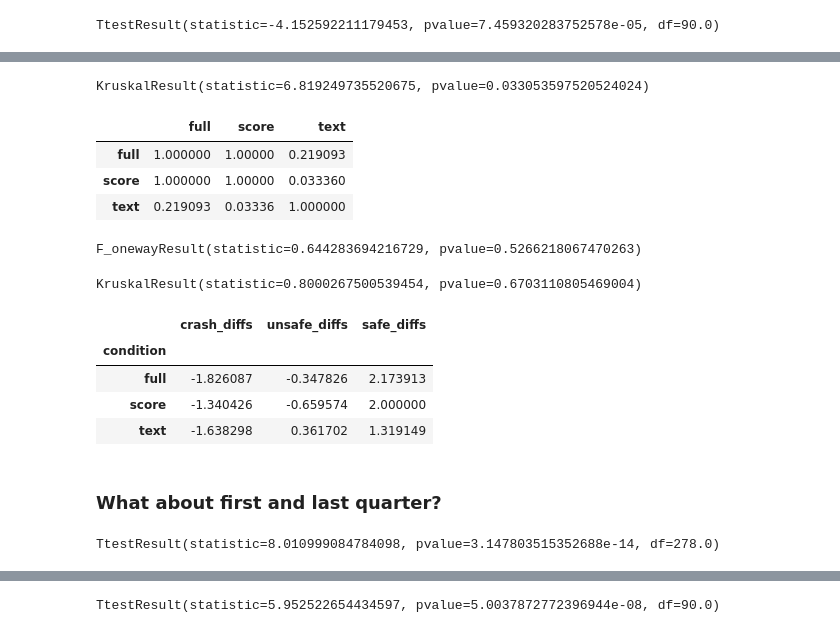
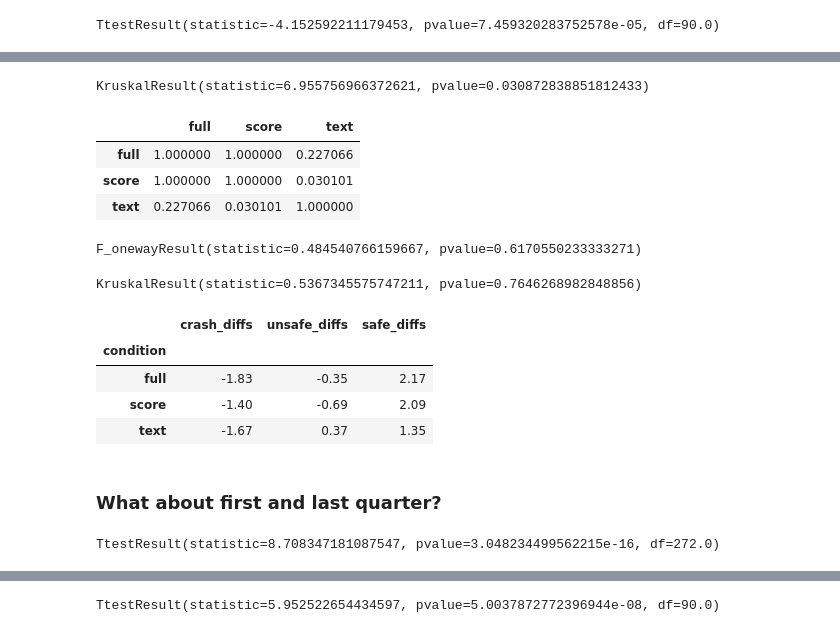
Before and after one commit to cairo-robotics/llm-multimodal-drone-feedback, a Jupyter notebook: analysis/analysis_brainstorm.ipynb, the cells around one changed output, grey strips where cells are left out. Saved outputs shown, nothing was run; the diff lists cells and outputs as text; code cells hidden in the pictures.

```diff
--- a/analysis/analysis_brainstorm.ipynb
+++ b/analysis/analysis_brainstorm.ipynb
@@ -842,19 +861,40 @@ n_trials = 20
 
 conditions = list(ids.keys())
 
+# for each condition
 for a in range(len(axs)):
+    overall_scores = []
+
+    # for each participant in that condition
     for i in range(len(ids[conditions[a]])):
         part = ids[conditions[a]].iloc[i]
         data = pd.read_csv(data_dir + part + '/survey_responses.csv')
+
+        # score for that participant
+        data['outcome_sore'] = 0
+        data.loc[data['outcome'] == 'Unsafe', 'outcome_score'] = 3
+        data.loc[data['outcome'] == 'Crash', 'outcome_score'] = 5
+
+        total_score = data['outcome_score'].sum()
+        overall_scores.append((i, part, total_score))
+
+    # sort participants for this condition
+    sorted_participants = sorted(overall_scores, key=lambda x: x[2], reverse=True)
+
+    # plot all participants in sorted order
+    for sorted_index, (_, part, _) in enumerate(sorted_participants):
+        data = pd.read_csv(data_dir + part + '/survey_responses.csv')
+
+        # plot all trials for that participant
         for trial in range(n_trials):
             try:
                 outcome = data[data['trial'] == trial+1]['outcome'].values[0]
                 if outcome == 'Safe':
-                    axs[a].plot(trial, i, 'go')
+                    axs[a].plot(trial, sorted_index, 'go')
                 elif outcome == 'Unsafe':
-                    axs[a].plot(trial, i, 'ko')
+                    axs[a].plot(trial, sorted_index, 'ko')
                 else:
-                    axs[a].plot(trial, i, 'ro')
+                    axs[a].plot(trial, sorted_index, 'ro')
             except:
                 print(f"skipping participant {part} trial {trial}")
 
@@ -1391 +1421,11 @@ outcome_counts2['crash_diffs'] = outcome_counts2['Crash'] - outcome_counts1['Cra
+# %%
+trialsh1 = trial_file[trial_file['trial'] <= 10]
+outcomesh1 = pd.merge(trialsh1.groupby('prolific_id')['outcome'].value_counts().unstack(), part_file[['prolific_id', 'condition']], left_index=True, right_on='prolific_id')
+
+trialsh2 = trial_file[trial_file['trial'] > 10]
+outcomesh2 = pd.merge(trialsh2.groupby('prolific_id')['outcome'].value_counts().unstack(), part_file[['prolific_id', 'condition']], left_index=True, right_on='prolific_id')
+
+outcomesh2['safe_diffs'] = outcomesh2['Safe'] - outcomesh1['Safe']
+outcomesh2['unsafe_diffs'] = outcomesh2['Unsafe'] - outcomesh1['Unsafe']
+outcomesh2['crash_diffs'] = outcomesh2['Crash'] - outcomesh1['Crash']
 # %%
@@ -1409,42 +1449,42 @@ F_onewayResult(statistic=2.909467117065238, pvalue=0.057880514075348465)
 # %%
-stats.kruskal(outcome_counts2[outcome_counts2['condition'] == 'score']['unsafe_diffs'],
-              outcome_counts2[outcome_counts2['condition'] == 'text']['unsafe_diffs'],
-              outcome_counts2[outcome_counts2['condition'] == 'full']['unsafe_diffs'])
+stats.kruskal(outcomesh2[outcomesh2['condition'] == 'score']['unsafe_diffs'],
+              outcomesh2[outcomesh2['condition'] == 'text']['unsafe_diffs'],
+              outcomesh2[outcomesh2['condition'] == 'full']['unsafe_diffs'])
 # %% [output]
-KruskalResult(statistic=6.819249735520675, pvalue=0.033053597520524024)
+KruskalResult(statistic=6.955756966372621, pvalue=0.030872838851812433)
 # %%
-sp.posthoc_dunn(outcome_counts2, val_col='unsafe_diffs', group_col='condition', p_adjust='bonferroni')
+sp.posthoc_dunn(outcomesh2, val_col='unsafe_diffs', group_col='condition', p_adjust='bonferroni')
 # %% [output]
 |  | full | score | text |
-| full | 1.000000 | 1.00000 | 0.219093 |
-| score | 1.000000 | 1.00000 | 0.033360 |
-| text | 0.219093 | 0.03336 | 1.000000 |
+| full | 1.000000 | 1.000000 | 0.227066 |
+| score | 1.000000 | 1.000000 | 0.030101 |
+| text | 0.227066 | 0.030101 | 1.000000 |
 # %%
-stats.f_oneway(outcome_counts2[outcome_counts2['condition'] == 'score']['crash_diffs'],
-              outcome_counts2[outcome_counts2['condition'] == 'text']['crash_diffs'],
-              outcome_counts2[outcome_counts2['condition'] == 'full']['crash_diffs'])
+stats.f_oneway(outcomesh2[outcomesh2['condition'] == 'score']['crash_diffs'],
+              outcomesh2[outcomesh2['condition'] == 'text']['crash_diffs'],
+              outcomesh2[outcomesh2['condition'] == 'full']['crash_diffs'])
 # %% [output]
-F_onewayResult(statistic=0.644283694216729, pvalue=0.5266218067470263)
+F_onewayResult(statistic=0.484540766159667, pvalue=0.6170550233333271)
 # %%
-stats.kruskal(outcome_counts2[outcome_counts2['condition'] == 'score']['crash_diffs'],
-              outcome_counts2[outcome_counts2['condition'] == 'text']['crash_diffs'],
-              outcome_counts2[outcome_counts2['condition'] == 'full']['crash_diffs'])
+stats.kruskal(outcomesh2[outcomesh2['condition'] == 'score']['crash_diffs'],
+              outcomesh2[outcomesh2['condition'] == 'text']['crash_diffs'],
+              outcomesh2[outcomesh2['condition'] == 'full']['crash_diffs'])
 # %% [output]
-KruskalResult(statistic=0.8000267500539454, pvalue=0.6703110805469004)
+KruskalResult(statistic=0.5367345575747211, pvalue=0.7646268982848856)
 # %%
-outcome_counts2.groupby('condition')[['crash_diffs','unsafe_diffs','safe_diffs']].mean().round(2)
+outcomesh2.groupby('condition')[['crash_diffs','unsafe_diffs','safe_diffs']].mean().round(2)
 # %% [output]
 |  | crash_diffs | unsafe_diffs | safe_diffs |
 | condition |  |  |  |
-| full | -1.826087 | -0.347826 | 2.173913 |
-| score | -1.340426 | -0.659574 | 2.000000 |
-| text | -1.638298 | 0.361702 | 1.319149 |
+| full | -1.83 | -0.35 | 2.17 |
+| score | -1.40 | -0.69 | 2.09 |
+| text | -1.67 | 0.37 | 1.35 |
 # %% [markdown]
 ### What about first and last quarter?
 # %%
 utils.run_ttest_quantiles('Crash', [0.25, 0.75], part_file, trial_file)
 # %% [output]
-TtestResult(statistic=8.010999084784098, pvalue=3.147803515352688e-14, df=278.0)
+TtestResult(statistic=8.708347181087547, pvalue=3.048234499562215e-16, df=272.0)
 # %%
 utils.run_ttest_quantiles('Unsafe', [0.25, 0.75], part_file, trial_file)
 # %% [output]
```
Also changed, not shown: parts of 101 cells of this notebook, 1 other file.
